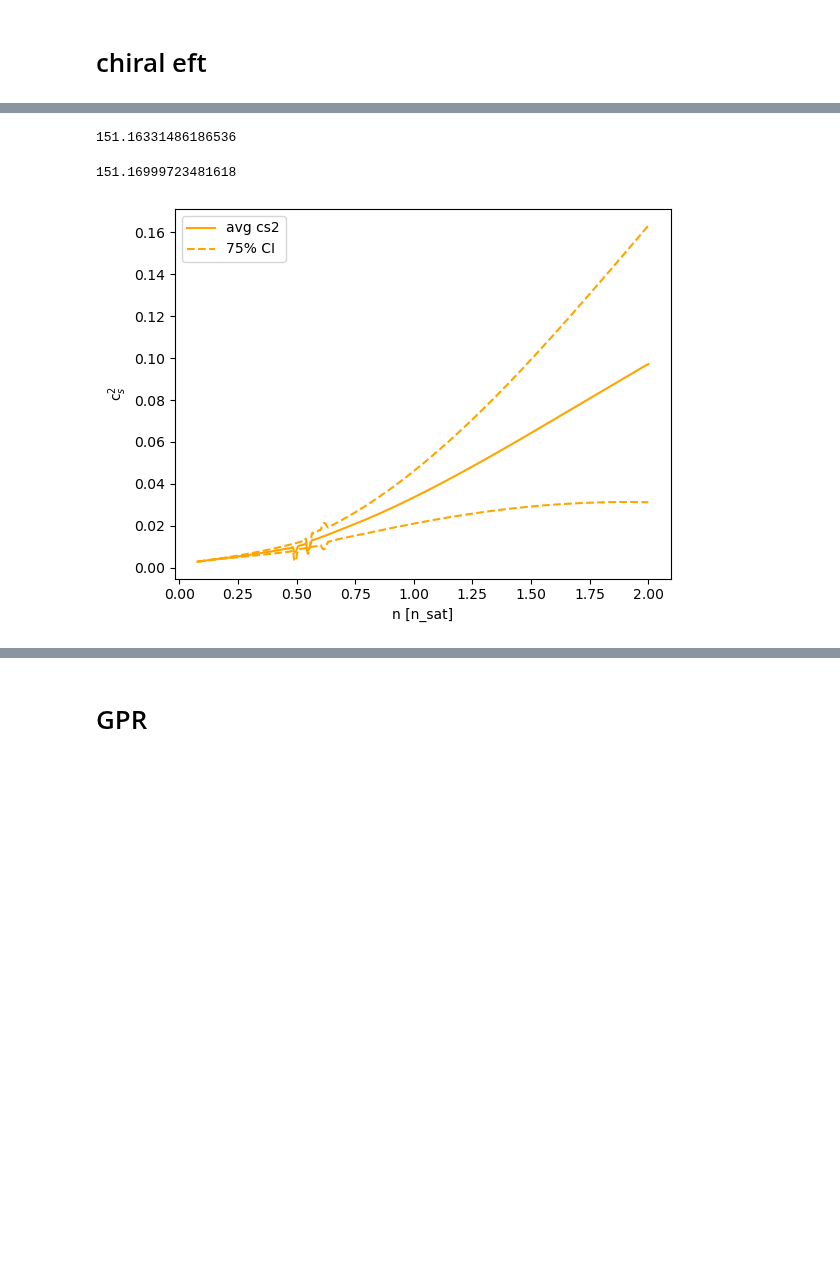
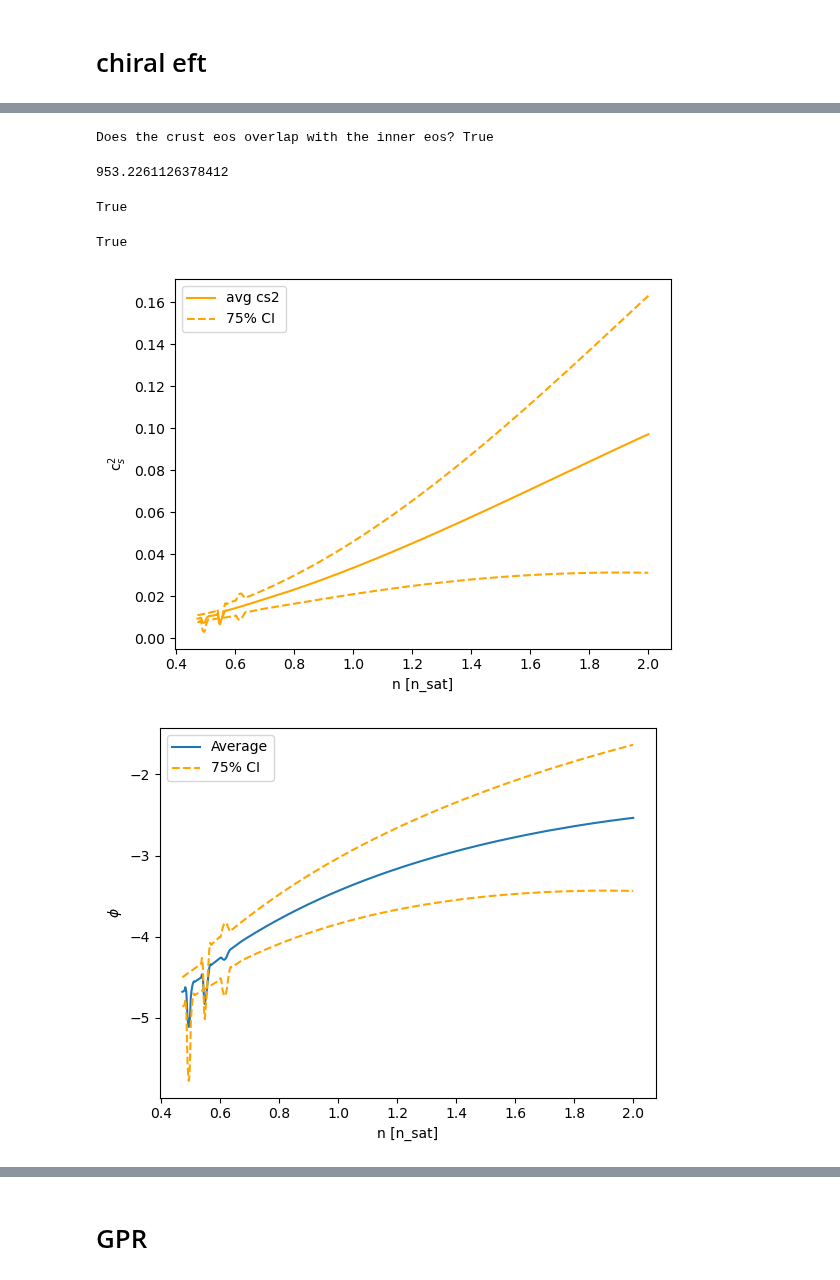
Before and after one commit to codinginrevolt/master_thesis, a Jupyter notebook: ceft+pqcd.ipynb, the cells around one changed output, grey strips where cells are left out. Drawn from its saved outputs; the diff is of its cells as text; code cells hidden in the pictures; blank space fills up the shorter version.

```diff
--- a/ceft+pqcd.ipynb
+++ b/ceft+pqcd.ipynb
@@ -33,7 +13,7 @@ n_ceft_lower, p_ceft_lower, e_ceft_lower = ceft_lower.T
 ceft_upper= np.loadtxt('EOS/ceft/eos_ceft_upper.dat')
 n_ceft_upper, p_ceft_upper, e_ceft_upper = ceft_upper.T
 
-n_ceft = n_ceft_lower/0.16 #n_sat
+n_ceft = n_ceft_lower # fm^-3
 
 e_ceft = (e_ceft_lower+e_ceft_upper)/2
 p_ceft = (p_ceft_lower+p_ceft_upper)/2
@@ -56,18 +30,18 @@ excluding the crust (n=0.076 fm^-3) because the uncertainty in the crust is way
 # %%
-n_crust = n_ceft[:111]
-e_crust = e_ceft[:111]
-p_crust = p_ceft[:111]
+n_crust = n_ceft[:428]
+e_crust = e_ceft[:428]
+p_crust = p_ceft[:428]
 
 
-p_ceft_upper = p_ceft_upper[111:]
-p_ceft_lower = p_ceft_lower[111:]
+p_ceft_upper = p_ceft_upper[427:]
+p_ceft_lower = p_ceft_lower[427:]
 
-e_ceft_upper = e_ceft_upper[111:]
-e_ceft_lower = e_ceft_lower[111:]
+e_ceft_upper = e_ceft_upper[427:]
+e_ceft_lower = e_ceft_lower[427:]
 
-n_ceft = n_ceft[111:]
-e_ceft = e_ceft[111:]
-p_ceft = p_ceft[111:]
+n_ceft = n_ceft[427:]
+e_ceft = e_ceft[427:]
+p_ceft = p_ceft[427:]
 mu_ceft = (e_ceft + p_ceft)/n_ceft
 
 e_ini = e_ceft[0]
@@ -75,6 +49,8 @@ p_ini = p_ceft[0]
 n_ini = n_ceft[0]
 mu_ini = (e_ini + p_ini) / n_ini
 
+
+# unused due to no uncertainty calculations
 e_crust_width = e_ceft_upper[0] - e_ceft_lower[0]
 e_ini_sigma = hel.CI_to_sigma(e_crust_width, 75)
 
@@ -82,33 +58,54 @@ p_crust_width = p_ceft_upper[0] - p_ceft_lower[0]
 p_ini_sigma = hel.CI_to_sigma(p_crust_width, 75)
 
 mu_ini_sigma = e_ini_sigma + p_ini_sigma
+# %%
+print("Does the crust eos overlap with the inner eos?", n_crust[-1]==n_ceft[0])
+# %% [output]
+Does the crust eos overlap with the inner eos? True
 # %%
-(e_crust[-1] + p_crust[-1])/ n_crust[-1]
+print(mu_ini)
+(e_crust[-1] + p_crust[-1])/ n_crust[-1] == mu_ini
 # %% [output]
-151.16331486186536
+953.2261126378412
+True
-# %%
-mu_ini
-# %% [output]
-151.16999723481618
 # %%
 cs2_ceft_lower = np.gradient(p_ceft_lower, e_ceft_lower) #dp/de
 cs2_ceft_upper = np.gradient(p_ceft_upper, e_ceft_upper) #dp/de
 cs2_ceft_avg = (cs2_ceft_upper+cs2_ceft_lower)/2
 cs2_ceft_width = cs2_ceft_upper-cs2_ceft_lower
 cs2_ceft_sigma = hel.CI_to_sigma(cs2_ceft_width, 75)
+
+phi_ceft_lower = hel.get_phi(cs2_ceft_lower)
+phi_ceft_upper = hel.get_phi(cs2_ceft_upper)
+phi_ceft_width = phi_ceft_upper-phi_ceft_lower
+phi_ceft_avg = (phi_ceft_upper+phi_ceft_lower)/2
+phi_ceft_sigma = hel.CI_to_sigma(phi_ceft_width, 75)
+# %%
+cs2_ceft_lower.shape == n_ceft.shape
+# %% [output]
+True
 # %%
-plt.plot(n_ceft, cs2_ceft_avg, color='orange', label='avg cs2')
+plt.plot(n_ceft/0.16, cs2_ceft_avg, color='orange', label='avg cs2')
 
-plt.plot(n_ceft, cs2_ceft_avg+cs2_ceft_width/2, '--', color='orange', label='75% CI')
-plt.plot(n_ceft, cs2_ceft_avg-cs2_ceft_width/2, '--', color='orange')
+plt.plot(n_ceft/0.16, cs2_ceft_avg+cs2_ceft_width/2, '--', color='orange', label='75% CI')
+plt.plot(n_ceft/0.16, cs2_ceft_avg-cs2_ceft_width/2, '--', color='orange')
 
 
 plt.ylabel(r'c$_s^2$')
 plt.xlabel('n [n_sat]')
 plt.legend()
 plt.show()
+
+plt.plot(n_ceft/0.16, phi_ceft_avg, label='Average')
+plt.plot(n_ceft/0.16, phi_ceft_lower, "--", color='orange')
+plt.plot(n_ceft/0.16, phi_ceft_upper, "--", color='orange', label='75% CI')
+plt.ylabel(r'$\phi$')
+plt.xlabel('n [n_sat]')
+plt.legend()
+plt.show()
 # %% [output]
-[figure, old version]
+[figure, new version]
+[figure, added]
 # %%
 phi_ceft_lower = hel.get_phi(cs2_ceft_lower)
 phi_ceft_upper = hel.get_phi(cs2_ceft_upper)
```
Also changed, not shown: parts of 35 cells of this notebook, 3 other files.
